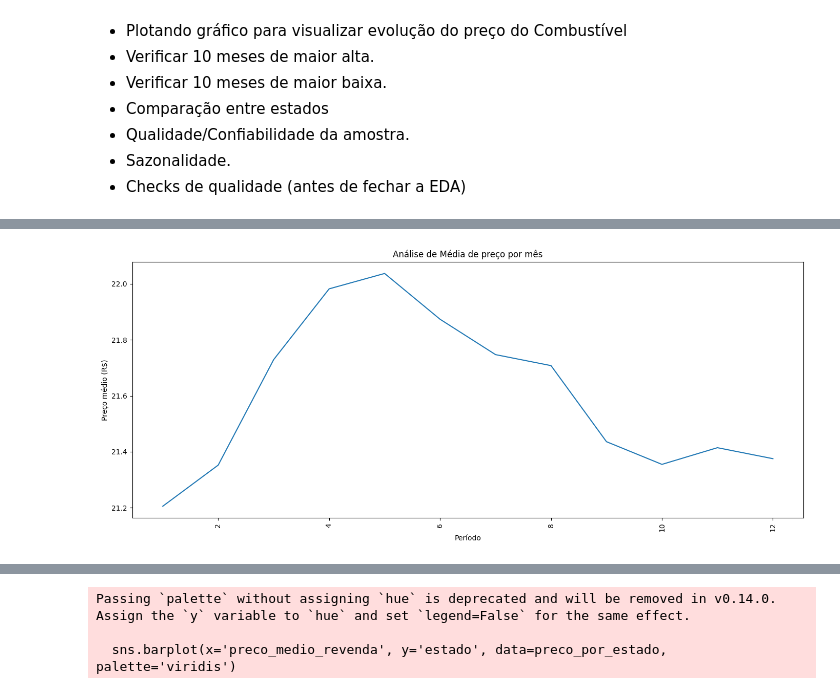
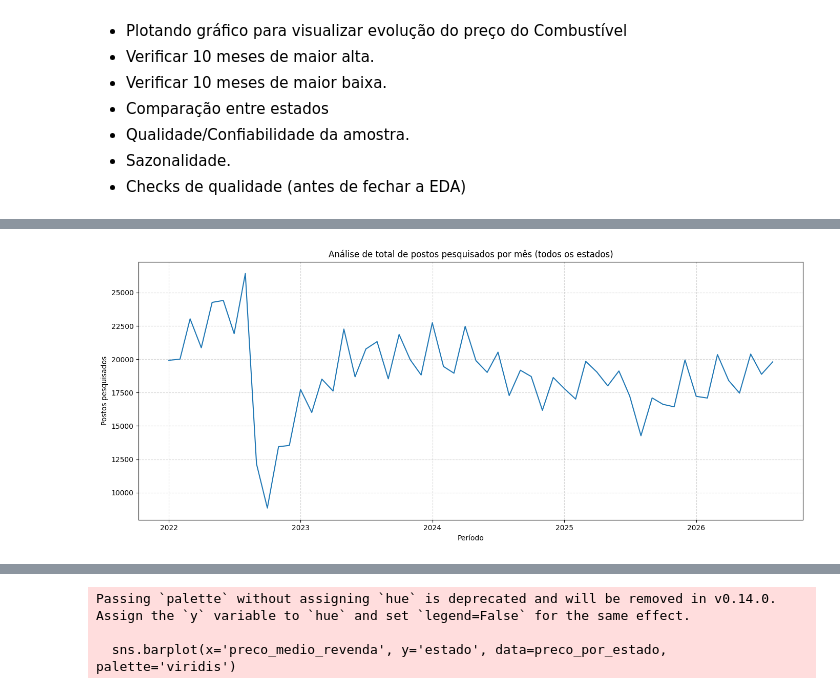
Before and after one commit to vitorjensen/Python_para_Analise_de_Dados, a Jupyter notebook: Projetos/Análise Exploratória de Combustível/Análise_Exploratória_de_Combustível.ipynb, the cells around one changed output, grey strips where cells are left out. Cells and saved outputs as stored; diff of their text form; code cells hidden in the pictures.

Commit message:
Corrigindo detalhes das análises

```diff
--- a/Projetos/Análise Exploratória de Combustível/Análise_Exploratória_de_Combustível.ipynb
+++ b/Projetos/Análise Exploratória de Combustível/Análise_Exploratória_de_Combustível.ipynb
@@ -459,6 +455,10 @@ estatisticas_descritivas = df_anp[colunas_numericas].describe().T
 display(estatisticas_descritivas)
 # %%
 # Verificando média de postos pesquisados por mês
-df_anp['mes'] = df_anp['mes_ano'].dt.month
-anp_mensal = (df_anp.groupby('mes').agg(Media_Preco=('preco_medio_revenda', 'mean')).reset_index())
+anp_mensal = (
+    df_anp.groupby('mes_ano').agg(
+        Media_Preco=('preco_medio_revenda', 'mean'),
+        Total_Postos=('postos_pesquisados', 'sum'))
+    .reset_index()
+    )
 # %%
@@ -480,14 +473,15 @@ display(anp_mensal)
 # %%
-# Plotando gráfico para análise mensal:
+# Plotando total de postos pesquisados por mês (todos os estados)
+
 
 plt.figure(figsize=(14, 6)) # Estipulando o tamanho da janela
-plt.plot(anp_mensal['mes'], anp_mensal['Media_Preco']) # Definindo as variáveis que serão utilizadas para plotagem
+plt.plot(anp_mensal['mes_ano'], anp_mensal['Total_Postos']) # Definindo as variáveis que serão utilizadas para plotagem
 
-plt.title('Análise de Média de preço por mês')
+plt.title('Análise de total de postos pesquisados por mês (todos os estados)')
 plt.xlabel('Período')
-plt.ylabel('Preço médio (R$)')
-plt.xticks(rotation=90)
+plt.ylabel('Postos pesquisados')
+plt.grid(True, linestyle='--', alpha=0.5)
 plt.tight_layout()
 plt.show()
 # %% [output]
-[figure, old version]
+[figure, new version]
```
Also changed, not shown: parts of 10 cells of this notebook.
